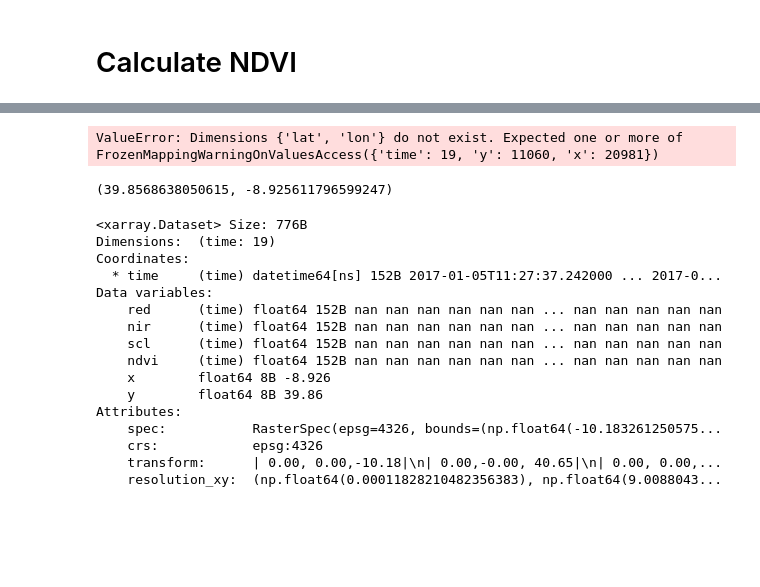
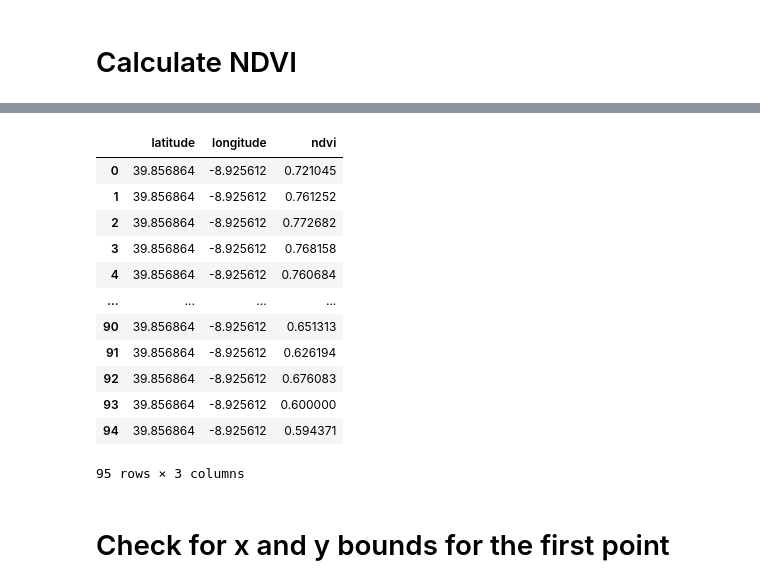
Before and after one commit to JPPereira93/geospatial-workflows, a Jupyter notebook: satellite-imagery-processing/STAC_sentinel_download_ndvi_timeseries.ipynb, the cells around one changed output, grey strips where cells are left out. Drawn from its saved outputs; the diff is of its cells as text; code cells hidden in the pictures; blank space fills up the shorter version.

Commit message:
finished ndvi timeseries for a single point
working how to plot several NDVI points into a webmap

```diff
--- a/satellite-imagery-processing/STAC_sentinel_download_ndvi_timeseries.ipynb
+++ b/satellite-imagery-processing/STAC_sentinel_download_ndvi_timeseries.ipynb
@@ -199,6 +192,6 @@ sentinel_stack['ndvi'] = xr.where(
     np.nan
 )
 
-# Remove attributes that are not time,lat or lan
+# Remove attributes that are not time,y or x
 
-sentinel_stack = sentinel_stack.drop_vars([c for c in sentinel_stack.coords if not (c in ['time', 'lat', 'lon'])])
+sentinel_stack = sentinel_stack.drop_vars([c for c in sentinel_stack.coords if not (c in ['time', 'y', 'x'])])
@@ -248,10 +222,46 @@ Exported clipped NDVI time slice for 20170724 to D:\Geospatial_Pessoal/STAC_py/n
 
 first_point = points[0]  # Change to the desired point if needed
 y, x = first_point
-sentinel_point = sentinel_stack.interp(lon=x, lat=y, method="nearest")
+sentinel_point = sentinel_stack.interp(x=x, y=y, method="nearest")
-# %% [output]
-ValueError: Dimensions {'lat', 'lon'} do not exist. Expected one or more of FrozenMappingWarningOnValuesAccess({'time': 19, 'y': 11060, 'x': 20981})
-# %%
-first_point
-# %% [output]
-(39.8568638050615, -8.925611796599247)
+# %%
+# Create a list to hold the interpolated NDVI values and their corresponding coordinates
+interpolated_ndvi_data = []
+
+# Loop through each point and interpolate the NDVI values
+for point in points:
+    y, x = point
+    sentinel_point = sentinel_stack.interp(x=x, y=y, method="nearest")
+
+    # Load the selected data subset for the current sentinel_point
+    sentinel_point.load()  # Load the data for the current point if necessary
+
+    # Assuming sentinel_point is a DataArray or similar structure that can be converted to a DataFrame
+    sentinel_df = sentinel_point.to_dataframe()
+
+    # Append the NDVI values along with their coordinates
+    for index, row in sentinel_df.iterrows():
+        interpolated_ndvi_data.append({
+            'latitude': y,
+            'longitude': x,
+            'ndvi': row['ndvi']  # Assuming the NDVI value is in a column named 'ndvi'
+        })
+# %%
+# Step 1: Transform the collected data into a DataFrame
+sentinel_table = pd.DataFrame(interpolated_ndvi_data)
+sentinel_table
+# %% [output]
+|  | latitude | longitude | ndvi |
+| 0 | 39.856864 | -8.925612 | 0.721045 |
+| 1 | 39.856864 | -8.925612 | 0.761252 |
+| 2 | 39.856864 | -8.925612 | 0.772682 |
+| 3 | 39.856864 | -8.925612 | 0.768158 |
+| 4 | 39.856864 | -8.925612 | 0.760684 |
+| ... | ... | ... | ... |
+| 90 | 39.856864 | -8.925612 | 0.651313 |
+| 91 | 39.856864 | -8.925612 | 0.626194 |
+| 92 | 39.856864 | -8.925612 | 0.676083 |
+| 93 | 39.856864 | -8.925612 | 0.600000 |
+| 94 | 39.856864 | -8.925612 | 0.594371 |
+95 rows × 3 columns
+# %% [markdown]
+# Check for x and y bounds for the first point
@@ -258,23 +284,7 @@ first_point
 # %%
 # Load the selected data subset
+
 sentinel_point.load()
-# %% [output]
-<xarray.Dataset> Size: 776B
-Dimensions:  (time: 19)
-Coordinates:
-  * time     (time) datetime64[ns] 152B 2017-01-05T11:27:37.242000 ... 2017-0...
-Data variables:
-    red      (time) float64 152B nan nan nan nan nan nan ... nan nan nan nan nan
-    nir      (time) float64 152B nan nan nan nan nan nan ... nan nan nan nan nan
-    scl      (time) float64 152B nan nan nan nan nan nan ... nan nan nan nan nan
-    ndvi     (time) float64 152B nan nan nan nan nan nan ... nan nan nan nan nan
-    x        float64 8B -8.926
-    y        float64 8B 39.86
-Attributes:
-    spec:           RasterSpec(epsg=4326, bounds=(np.float64(-10.183261250575...
-    crs:            epsg:4326
-    transform:      | 0.00, 0.00,-10.18|\n| 0.00,-0.00, 40.65|\n| 0.00, 0.00,...
-    resolution_xy:  (np.float64(0.00011828210482356383), np.float64(9.0088043...
 # %%
 # Transform the Dataset to a DataFrame
 sentinel_table = sentinel_point.to_dataframe()
```
Also changed, not shown: parts of 21 cells of this notebook.
